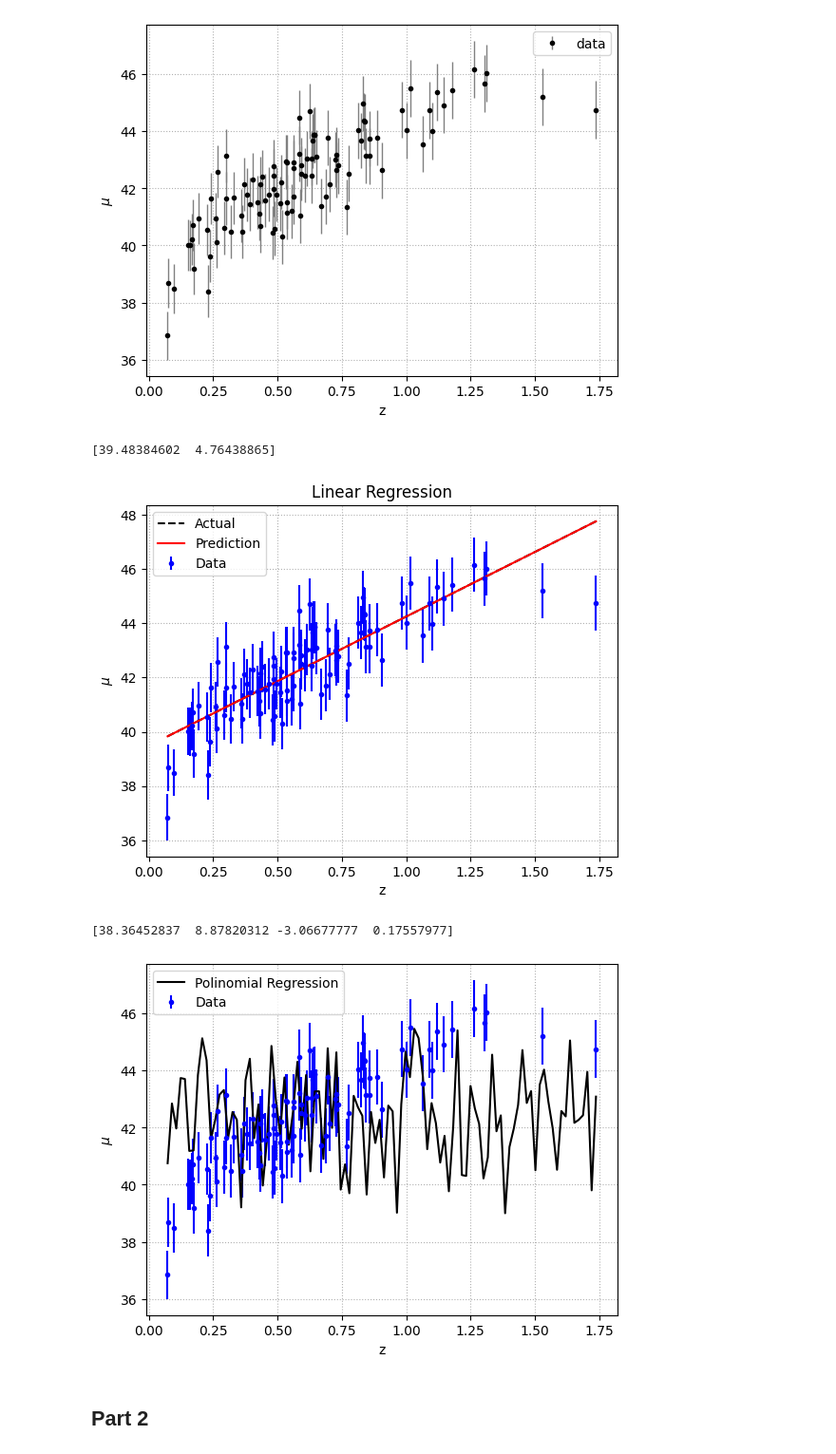
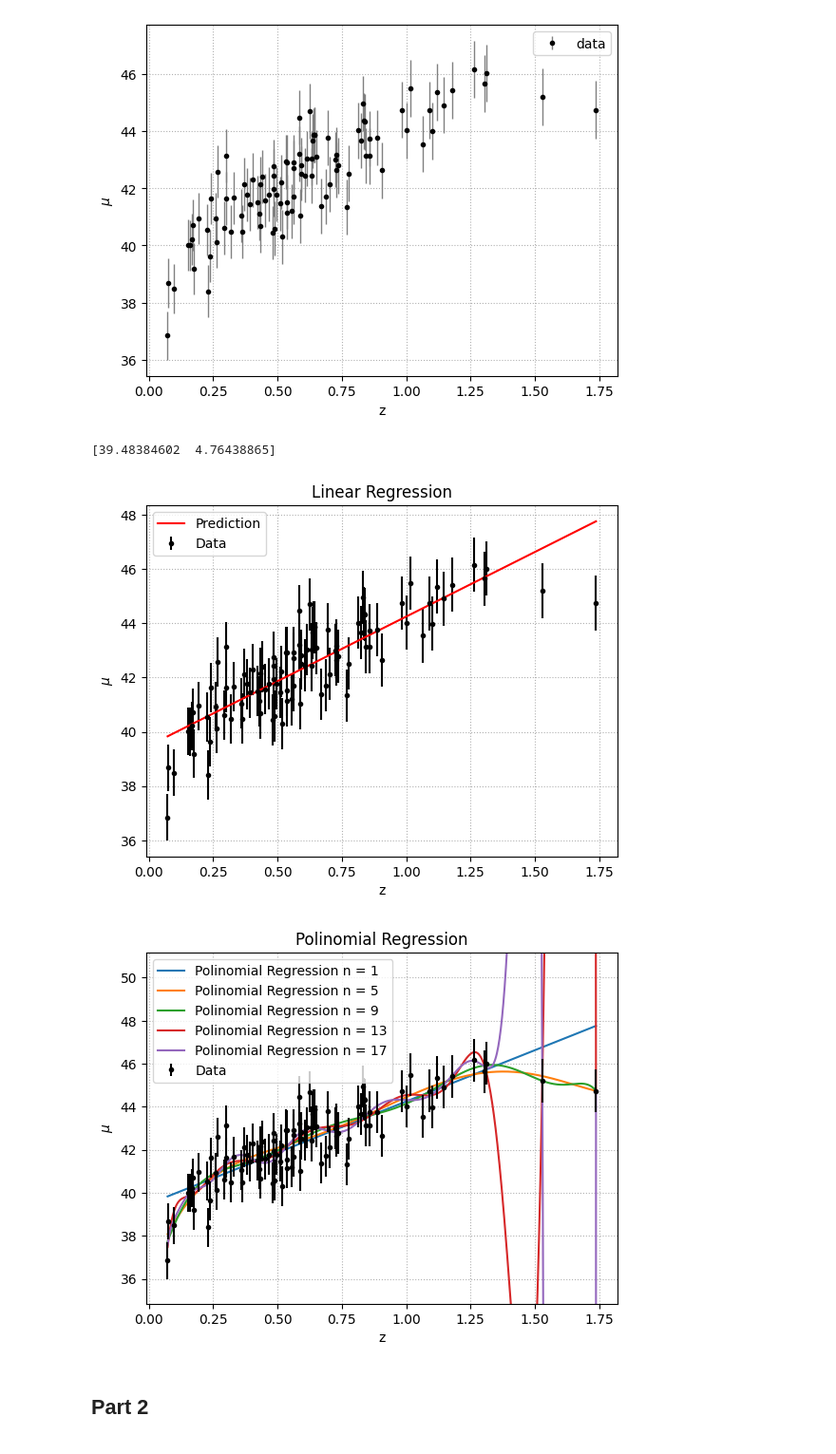
Before and after one commit to APozzi22/Astrostatistic, a Jupyter notebook: 17_18_Regression/SN_dist_redshift.ipynb, the cells around one changed output. Shown: that part at 95% size. Drawn from its saved outputs; the diff is of its cells as text; code cells hidden in the pictures.

```diff
--- a/17_18_Regression/SN_dist_redshift.ipynb
+++ b/17_18_Regression/SN_dist_redshift.ipynb
@@ -50,26 +50,20 @@ plt.grid(linestyle=':')
 plt.show()
 # %% [output]
 [figure]
-# %%
-# Reshape the data array
-z_sample = z_sample[:, np.newaxis]
 # %%
 # Linear Regression
 lin_reg = LinearRegression()
-lin_reg.fit(z_sample, mu_sample, dmu)
+lin_reg.fit(z_sample[:, np.newaxis], mu_sample, dmu)
 
 theta_lin = lin_reg.coef_
 
 print(theta_lin)
 
-X_grid = np.linspace(np.min(z_sample), np.max(z_sample), 100)
-y_true = theta_lin[0] + theta_lin[1] * X_grid
+x_grid = np.linspace(np.min(z_sample), np.max(z_sample), 1000)
+y_pred = lin_reg.predict(x_grid[:, np.newaxis])
 
-y_pred = lin_reg.predict(X_grid[:, np.newaxis])
-
-plt.errorbar(z_sample, mu_sample, dmu, fmt="b.", label='Data')
-plt.plot(X_grid, y_true, "k--", label='Actual')
-plt.plot(X_grid, y_pred, "r-", label='Prediction')
+plt.errorbar(z_sample, mu_sample, dmu, fmt="k.", label='Data')
+plt.plot(x_grid, y_pred, "r-", label='Prediction')
 plt.title("Linear Regression")
 plt.xlabel("z")
 plt.ylabel("$\mu$")
@@ -78,30 +72,24 @@ plt.grid(linestyle=':')
 plt.show()
 # %% [output]
 [39.48384602  4.76438865]
-[figure, old version]
+[figure, new version]
 # %%
 # Polinomial Regression
-degree = 3
-pol_reg = PolynomialRegression(degree) # fit 3rd degree polynomial
-pol_reg.fit(z_sample, mu_sample, dmu)
+for n in np.arange(1, 20, 4):
+    pol_reg = PolynomialRegression(n) # fit 3rd degree polynomial
+    pol_reg.fit(z_sample[:, np.newaxis], mu_sample, dmu)
+    y_pred = pol_reg.predict(x_grid[:, np.newaxis])
+    plt.plot(x_grid, y_pred, label='Polinomial Regression n = ' + str(n))
 
-y_pred = pol_reg.predict(z_sample)
-n_constraints = degree + 1
-
-theta_pol = pol_reg.coef_
-print(theta_pol)
-
-x_fit = np.linspace(np.min(z_sample), np.max(z_sample), 100)
-
-plt.errorbar(z_sample, mu_sample, dmu, fmt="b.", label='Data')
-plt.plot(x_fit, y_pred, "k-", label='Polinomial Regression')
+plt.errorbar(z_sample, mu_sample, dmu, fmt="k.", label='Data')
+plt.ylim(np.min(mu_sample) - 2, np.max(mu_sample) + 5)
+plt.title("Polinomial Regression")
 plt.xlabel("z")
 plt.ylabel("$\mu$")
 plt.legend()
 plt.grid(linestyle=':')
 plt.show()
 # %% [output]
-[38.36452837  8.87820312 -3.06677777  0.17557977]
-[figure, old version]
+[figure, new version]
 # %% [markdown]
 ## Part 2
```
Also changed, not shown: parts of 2 cells of this notebook.
